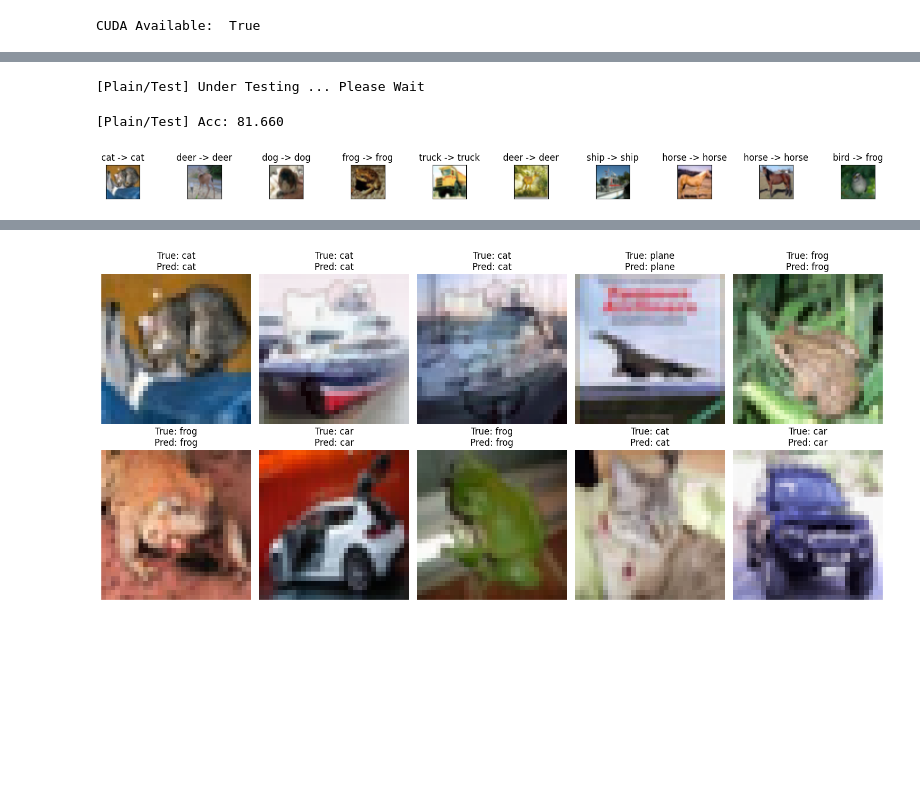
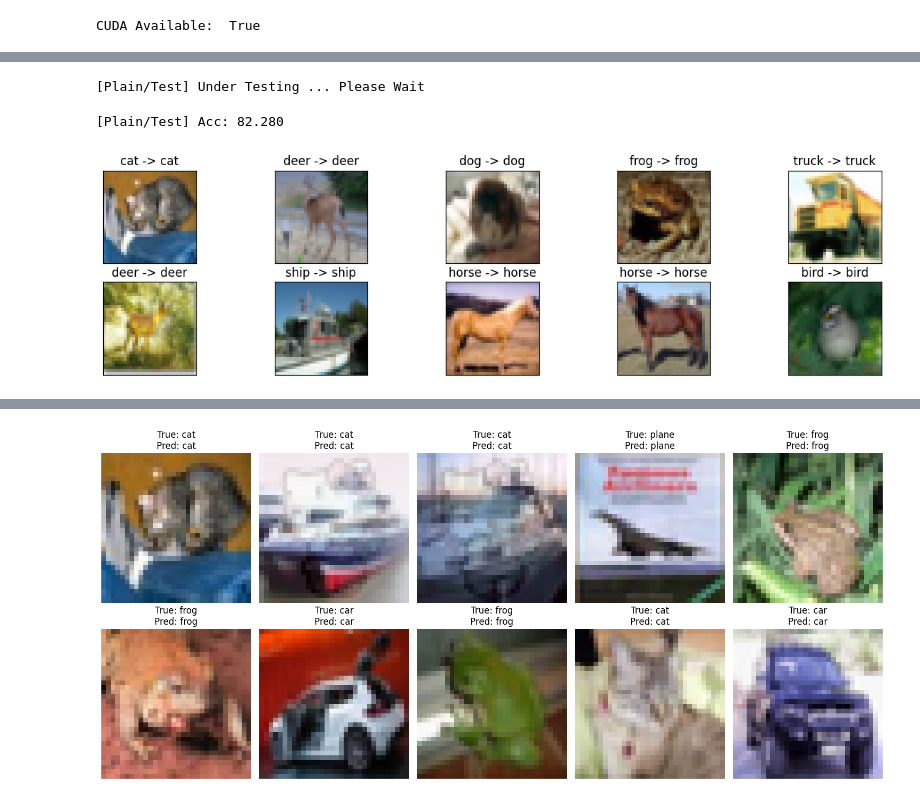
Before and after one commit to tnhi26990/deep_learning, a Jupyter notebook: practice/others/backdoor_blend.ipynb, the cells around one changed output, grey strips where cells are left out. Saved outputs shown, nothing was run; the diff lists cells and outputs as text; code cells hidden in the pictures; blank space fills up the shorter version.

```diff
--- a/practice/others/backdoor_blend.ipynb
+++ b/practice/others/backdoor_blend.ipynb
@@ -19,6 +19,7 @@ import random
 # %%
 use_cuda=True
 print("CUDA Available: ",torch.cuda.is_available())
+device = torch.device("cuda" if (use_cuda and torch.cuda.is_available()) else "cpu")
 # %% [output]
 CUDA Available:  True
 # %%
@@ -161,7 +163,7 @@ optimizer = torch.optim.SGD(net.parameters(), lr=learning_rate, momentum=momentu
 criterion = torch.nn.CrossEntropyLoss()
 scheduler = torch.optim.lr_scheduler.StepLR(optimizer, step_size=step_size, gamma=gamma)
 # %%
-def train(model, dataloader, criterion, optimizer, scheduler=None, epochs=15, filename=None):
+def train(model, dataloader, criterion, optimizer, scheduler=None, epochs=20, filename=None):
     for epoch in range(epochs):
         print('\n\n[Plain/Epoch] : {}'.format(epoch + 1))
         model.train()
@@ -209,6 +211,6 @@ def train(model, dataloader, criterion, optimizer, scheduler=None, epochs=15, fi
         if filename:
             torch.save(model.state_dict(), f'./{filename}.pth')
 # %%
-train(net,trainloader,criterion,optimizer,scheduler,epochs=15,filename="clean_model")
+train(net,trainloader,criterion,optimizer,scheduler,epochs=20,filename="clean_model")
 # %% [output]
 [Plain/Epoch] : 1
@@ -262,21 +264,21 @@ def test(model,dataloader):
 acc, examples = test(net,testloader)
 # %% [output]
 [Plain/Test] Under Testing ... Please Wait
-[Plain/Test] Acc: 81.660
+[Plain/Test] Acc: 82.280
 # %%
-plt.figure(figsize=(100,100))
+plt.figure(figsize=(15,20))
 cnt=0
 for i in range(len(examples[:10])):
     cnt += 1
-    plt.subplot(len(examples),50,cnt)
+    plt.subplot(10,5,cnt)
     plt.xticks([], [])
     plt.yticks([], [])
     tar,adv,ex = examples[i]
     ex = np.transpose(ex, (1, 2, 0))
     plt.title("{} -> {}".format(classes[tar],classes[adv]))
     plt.imshow(ex)
 # %% [output]
-[figure, old version]
+[figure, new version]
 # %%
 from PIL import Image
 import numpy as np
```
Also changed, not shown: parts of 18 cells of this notebook.
